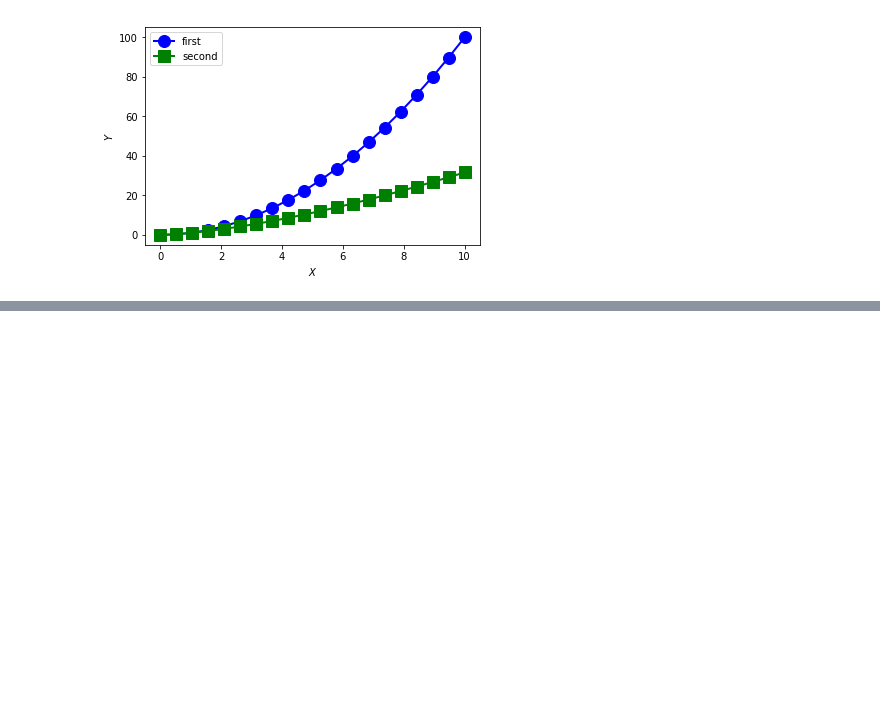
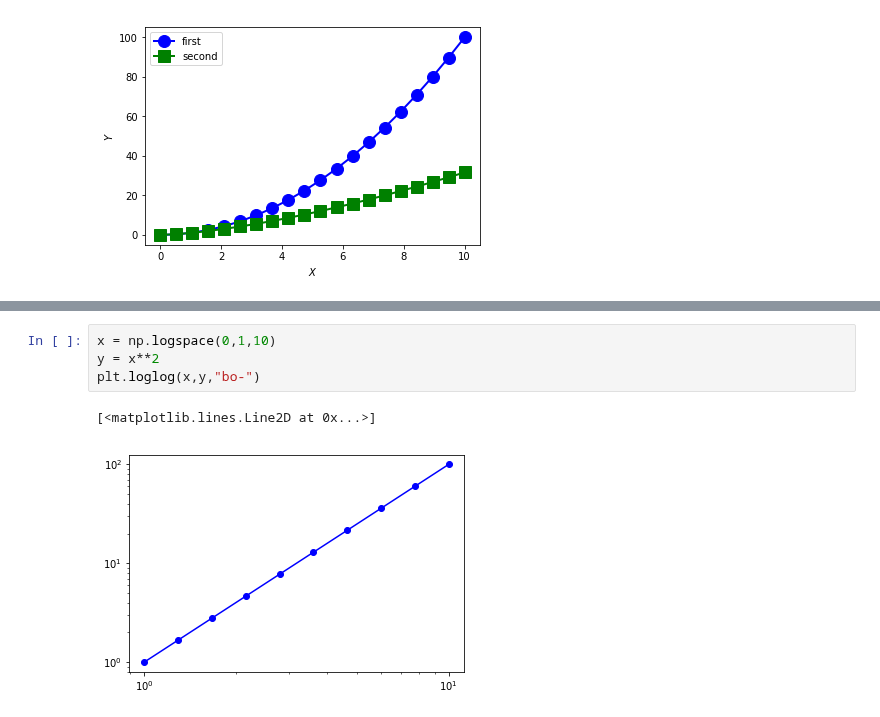
Before and after one commit to udaytak/Edx_PythonForResearch, a Jupyter notebook: CW2.ipynb, the cells around one changed output, grey strips where cells are left out. Saved outputs shown, nothing was run; the diff lists cells and outputs as text; blank space fills up the shorter version.

```diff
--- a/CW2.ipynb
+++ b/CW2.ipynb
@@ -791,0 +847,7 @@ plt.legend(loc="upper left")
+# %%
+x = np.logspace(0,1,10)
+y = x**2
+plt.loglog(x,y,"bo-")
+# %% [output]
+[<matplotlib.lines.Line2D at 0x...>]
+[figure, added]
```
Also changed, not shown: parts of 6 cells of this notebook, 1 other file.
